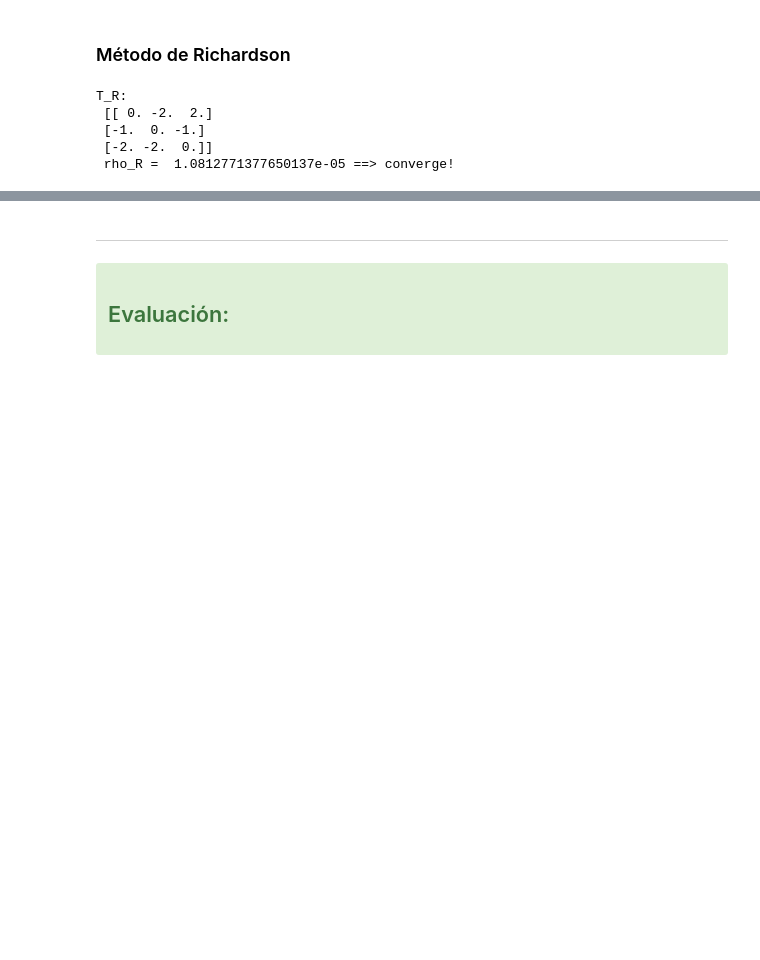
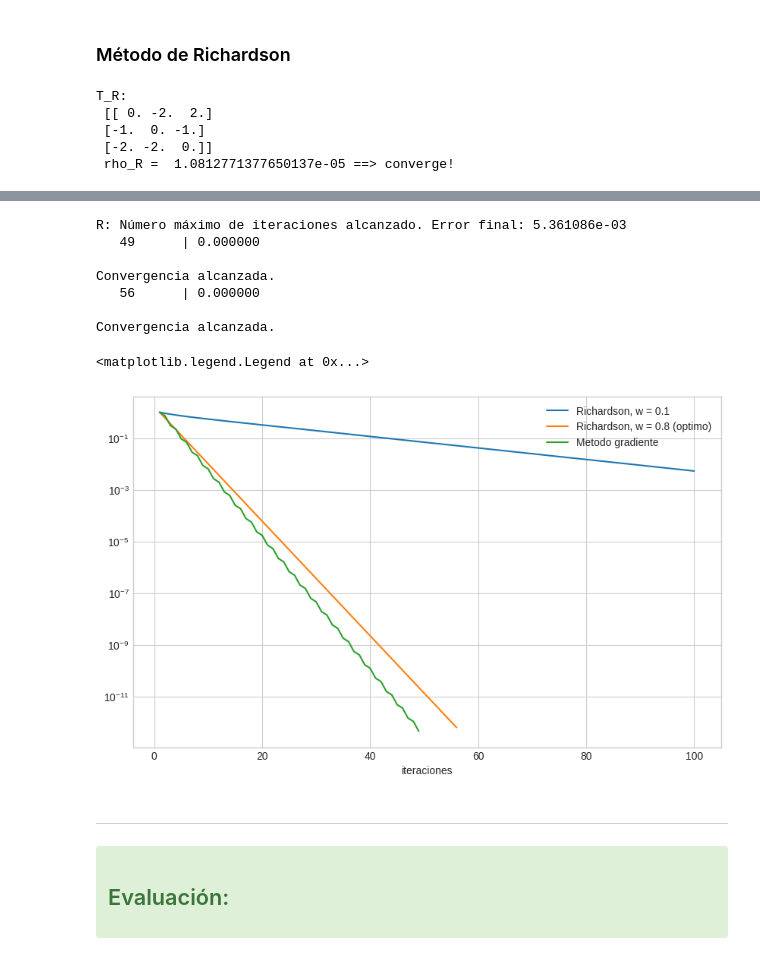
Before and after one commit to ManuelSanchezUribe/MAT2605_UC_labs, a Jupyter notebook: Lab04/lab04.ipynb, the cells around one changed output, grey strips where cells are left out. Saved outputs shown, nothing was run; the diff lists cells and outputs as text; code cells hidden in the pictures; blank space fills up the shorter version.

```diff
--- a/Lab04/lab04.ipynb
+++ b/Lab04/lab04.ipynb
@@ -317,3 +398,34 @@ T_R:
+# %%
+tol = 1e-12
+maxIter = 100
+
+
+x,residuals2 = metodo_de_Richardson(A, b, np.zeros(3), 0.1, maxIter, tol)
+iter2 = [j+1 for j in range(len(residuals2))]
+
+x,residualsGrad = metodo_de_gradiente(A, b, np.zeros(3),maxIter, tol)
+iterGrad = [j+1 for j in range(len(residualsGrad))]
+
+# comparacion con metodo de Richardson
+wOptRichardson = 2/(0.5+2) # eso seria el parametro optimo
+x,residualsR = metodo_de_Richardson(A, b, np.zeros(3),wOptRichardson,maxIter, tol)
+iterR = [j+1 for j in range(len(residualsR))]
+
+plt.semilogy(iter2,residuals2,label='Richardson, w = 0.1')
+plt.semilogy(iterR,residualsR,label='Richardson, w = 0.8 (optimo)')
+plt.semilogy(iterGrad,residualsGrad,label='Metodo gradiente')
+plt.xlabel('iteraciones')
+plt.legend()
+# %% [output]
+R: Número máximo de iteraciones alcanzado. Error final: 5.361086e-03
+   49      | 0.000000
+
+Convergencia alcanzada.
+   56      | 0.000000
+
+Convergencia alcanzada.
+<matplotlib.legend.Legend at 0x...>
+[figure, added]
 # %% [markdown]
 ---
 <div class="alert alert-block alert-success">
```
Also changed, not shown: parts of 9 cells of this notebook.
